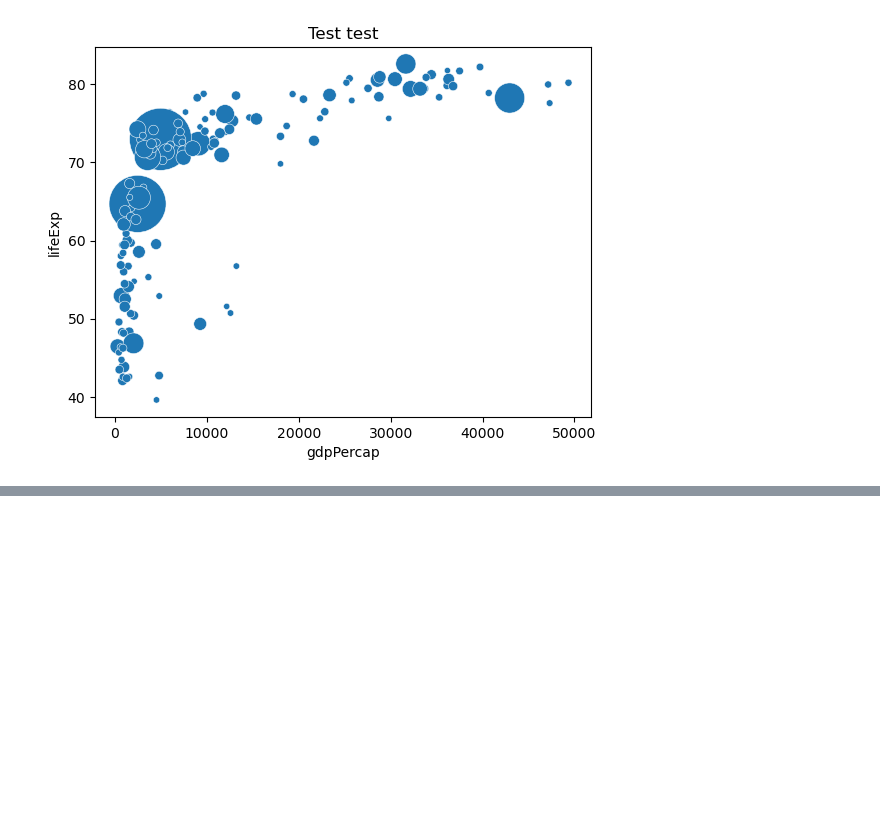
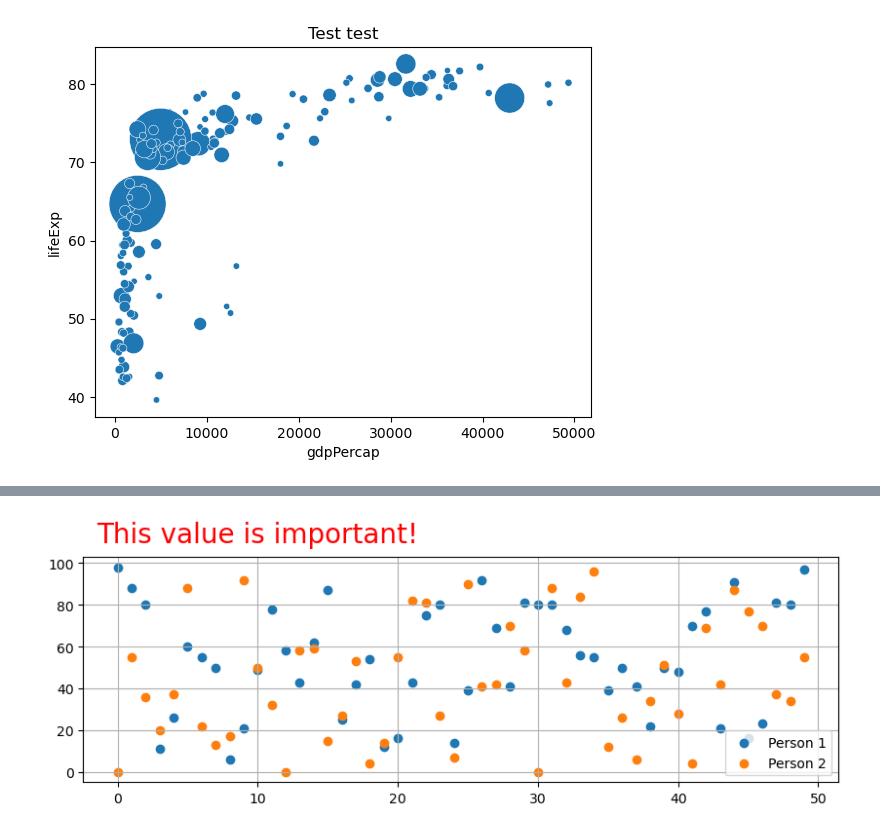
Before and after one commit to CrunchyNumbers/visualization, a Jupyter notebook: 02_activities/assignments/a1_live_coding.ipynb, the cells around one changed output, grey strips where cells are left out. Drawn from its saved outputs; the diff is of its cells as text; code cells hidden in the pictures; blank space fills up the shorter version.

```diff
--- a/02_activities/assignments/a1_live_coding.ipynb
+++ b/02_activities/assignments/a1_live_coding.ipynb
@@ -138,0 +204,18 @@ plt.show()
+# %%
+# Annotations with the text() function
+
+# Putting our data into a scatter plot this time
+fig, ax = plt.subplots(figsize=(10, 3))
+ax.scatter(x,y1, label = "Person 1")
+ax.scatter(x,y2, label = "Person 2")
+ax.legend(loc='lower right')
+
+# Use the text() function to specify coordinates and text
+ax.text(10, 110, "This value is important!",
+        ha='center', ##alignment of text
+        color = 'red', ##modify font colour
+        size = 20) ##modify font size
+ax.grid()
+fig.show()
+# %% [output]
+[figure, added]
```
Also changed, not shown: parts of 23 cells of this notebook.
